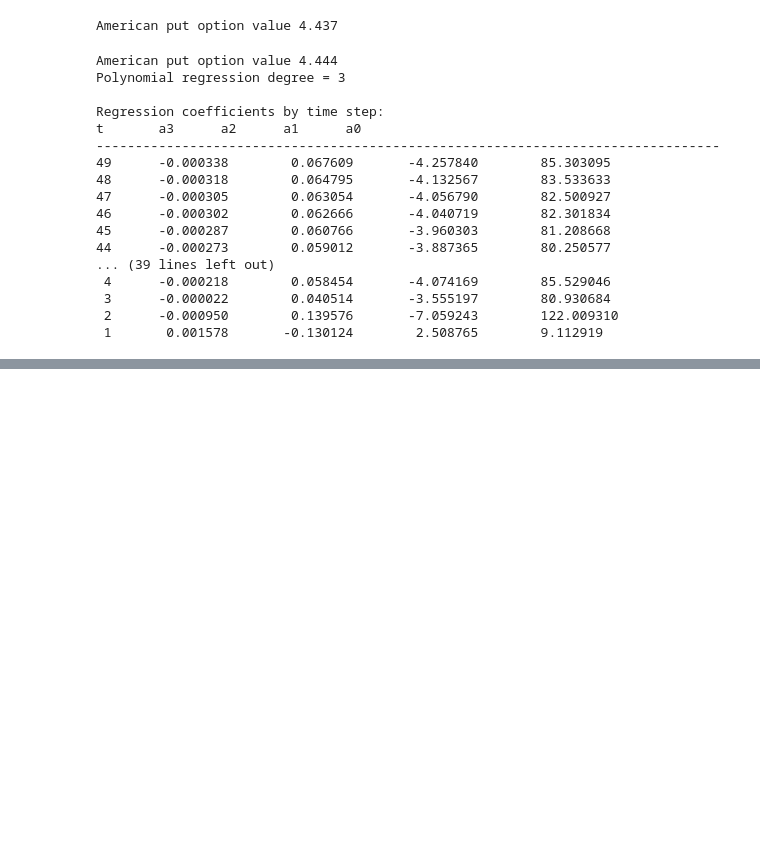
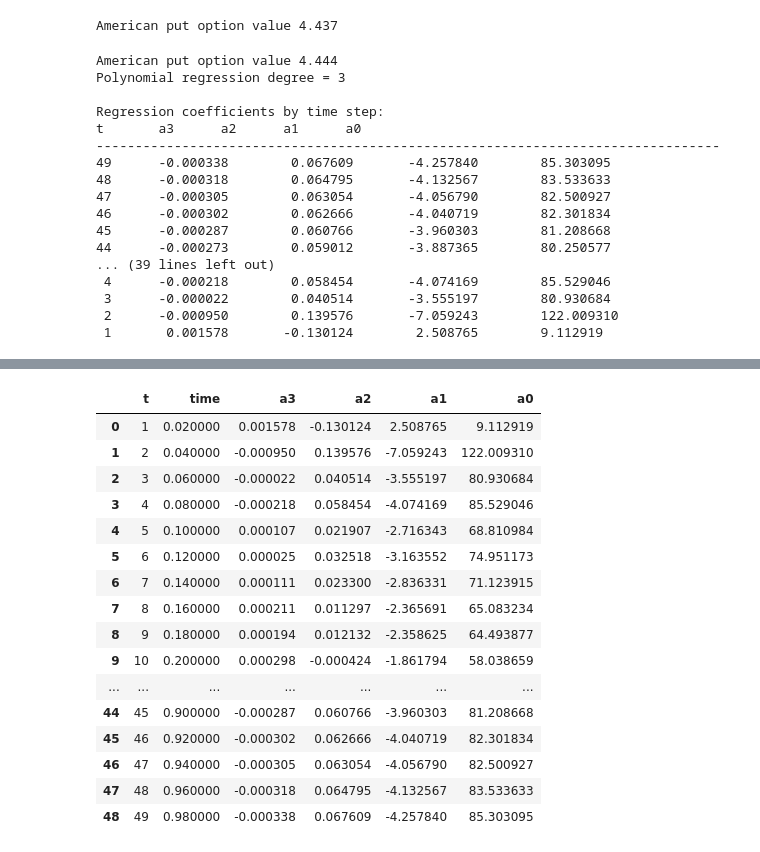
Before and after one commit to junior007percy/Project_Derivatives_Analytics, a Jupyter notebook: LSM_primal_valuation.ipynb, the cells around one changed output, grey strips where cells are left out. Saved outputs shown, nothing was run; the diff lists cells and outputs as text; code cells hidden in the pictures; blank space fills up the shorter version.

```diff
--- a/LSM_primal_valuation.ipynb
+++ b/LSM_primal_valuation.ipynb
@@ -148,7 +148,10 @@ t       a3      a2      a1      a0
  2      -0.000950        0.139576       -7.059243        122.009310
  1       0.001578       -0.130124        2.508765        9.112919
 # %%
+## LSM + FRONTIERE D EXERCICE #####
+
 import math
+import pandas as pd
 import numpy as np
 import matplotlib.pyplot as plt
 
@@ -251,6 +254,27 @@ for t in sorted(regression_coefs.keys(), reverse=True):
     print(line)
 
 # =========================
+# Store coefficients in DataFrame
+# =========================
+
+rows = []
+
+for t, rg in regression_coefs.items():
+    row = {"t": t, "time": t * dt}
+    for i, c in enumerate(rg):
+        row[f"a{deg-i}"] = c
+    rows.append(row)
+
+df_coefs = pd.DataFrame(rows).sort_values("t").reset_index(drop=True)
+
+print("\nRegression coefficients DataFrame:")
+print(df_coefs)
+
+# Optional: nicer display
+pd.set_option("display.float_format", "{:.6f}".format)
+
+
+# =========================
 # Display Exercise Boundary
 # =========================
 print("\nExercise Boundary S* by time step:")
@@ -310,3 +334,23 @@ Max S* : 38.232807754677424
 Std S* : 3.418495716699616
 Monotonic (in time): False
 [figure]
+# %%
+df_coefs
+# %% [output]
+|  | t | time | a3 | a2 | a1 | a0 |
+| 0 | 1 | 0.020000 | 0.001578 | -0.130124 | 2.508765 | 9.112919 |
+| 1 | 2 | 0.040000 | -0.000950 | 0.139576 | -7.059243 | 122.009310 |
+| 2 | 3 | 0.060000 | -0.000022 | 0.040514 | -3.555197 | 80.930684 |
+| 3 | 4 | 0.080000 | -0.000218 | 0.058454 | -4.074169 | 85.529046 |
+| 4 | 5 | 0.100000 | 0.000107 | 0.021907 | -2.716343 | 68.810984 |
+| 5 | 6 | 0.120000 | 0.000025 | 0.032518 | -3.163552 | 74.951173 |
+| 6 | 7 | 0.140000 | 0.000111 | 0.023300 | -2.836331 | 71.123915 |
+| 7 | 8 | 0.160000 | 0.000211 | 0.011297 | -2.365691 | 65.083234 |
+| 8 | 9 | 0.180000 | 0.000194 | 0.012132 | -2.358625 | 64.493877 |
+| 9 | 10 | 0.200000 | 0.000298 | -0.000424 | -1.861794 | 58.038659 |
+| ... | ... | ... | ... | ... | ... | ... |
+| 44 | 45 | 0.900000 | -0.000287 | 0.060766 | -3.960303 | 81.208668 |
+| 45 | 46 | 0.920000 | -0.000302 | 0.062666 | -4.040719 | 82.301834 |
+| 46 | 47 | 0.940000 | -0.000305 | 0.063054 | -4.056790 | 82.500927 |
+| 47 | 48 | 0.960000 | -0.000318 | 0.064795 | -4.132567 | 83.533633 |
+| 48 | 49 | 0.980000 | -0.000338 | 0.067609 | -4.257840 | 85.303095 |
```
Also changed, not shown: parts of 1 cell of this notebook.
